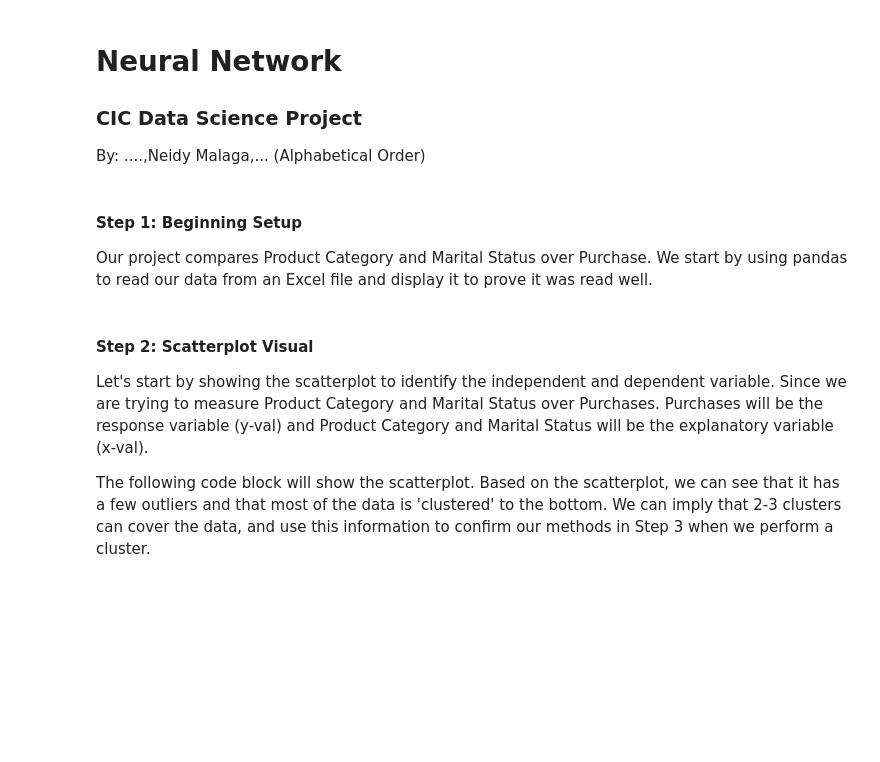
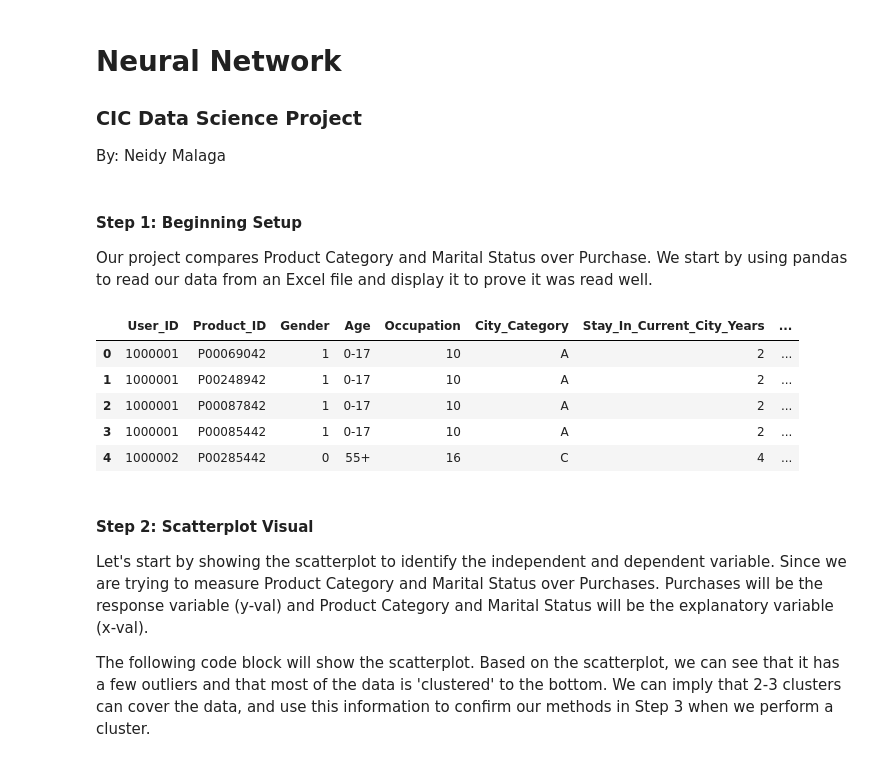
Before and after one commit to CIC-Research/Data-Science-Project, a Jupyter notebook: main.ipynb, the cells around one changed output. Saved outputs shown, nothing was run; the diff lists cells and outputs as text; code cells hidden in the pictures; blank space fills up the shorter version.

```diff
--- a/main.ipynb
+++ b/main.ipynb
@@ -3,7 +3,7 @@
 # %% [markdown]
 # Neural Network
 ### CIC Data Science Project
-By: ....,Neidy Malaga,... (Alphabetical Order)
+By: Neidy Malaga
 # %% [markdown]
 #### Step 1: Beginning Setup
 
@@ -11,15 +11,24 @@ Our project compares Product Category and Marital Status over Purchase. We start
 # %%
 import pandas as pd
 
 Walmart_Data = pd.read_csv('walmart.csv')
-Walmart_Data['Product_Category'] = Walmart_Data['Product_Category'].astype('uint8')
-Walmart_Data['Purchase'] = Walmart_Data['Purchase'].astype('uint8')
+Walmart_Data['Occupation'] = Walmart_Data['Occupation'].astype('uint8')
+Walmart_Data['Purchase'] = Walmart_Data['Purchase'].astype('uint16')
 Walmart_Data['Gender'] = Walmart_Data['Gender'].map({'M': 0, 'F': 1})
+Walmart_Data['Stay_In_Current_City_Years'] = Walmart_Data['Stay_In_Current_City_Years'].map({'0':0, '1': 1, '2':2, '3':3,'4+': 4})
+
+
+Occupation_Over_Purchase = pd.DataFrame({'Product_Category': Walmart_Data['Product_Category'],'Purchase': Walmart_Data['Purchase']})
+Gender_Over_Purchase = pd.DataFrame({'Gender': Walmart_Data['Gender'], 'Purchase': Walmart_Data['Purchase']})
 
 Walmart_Data.head()
-
-Product_Over_Purchase = pd.DataFrame({'Product_Category': Walmart_Data['Product_Category'],'Purchase': Walmart_Data['Purchase']})
-Marital_Over_Purchase = pd.DataFrame({'Marital_Status': Walmart_Data['Marital_Status'],'Purchase': Walmart_Data['Purchase']})
+# %% [output]
+|  | User_ID | Product_ID | Gender | Age | Occupation | City_Category | Stay_In_Current_City_Years | ... |
+| 0 | 1000001 | P00069042 | 1 | 0-17 | 10 | A | 2 | ... |
+| 1 | 1000001 | P00248942 | 1 | 0-17 | 10 | A | 2 | ... |
+| 2 | 1000001 | P00087842 | 1 | 0-17 | 10 | A | 2 | ... |
+| 3 | 1000001 | P00085442 | 1 | 0-17 | 10 | A | 2 | ... |
+| 4 | 1000002 | P00285442 | 0 | 55+ | 16 | C | 4 | ... |
 # %% [markdown]
 #### Step 2: Scatterplot Visual
 Let's start by showing the scatterplot to identify the independent and dependent variable. Since we are trying to measure Product Category and Marital Status over Purchases. Purchases will be the response variable (y-val) and Product Category and Marital Status will be the explanatory variable (x-val).
```
Also changed, not shown: parts of 17 cells of this notebook.
